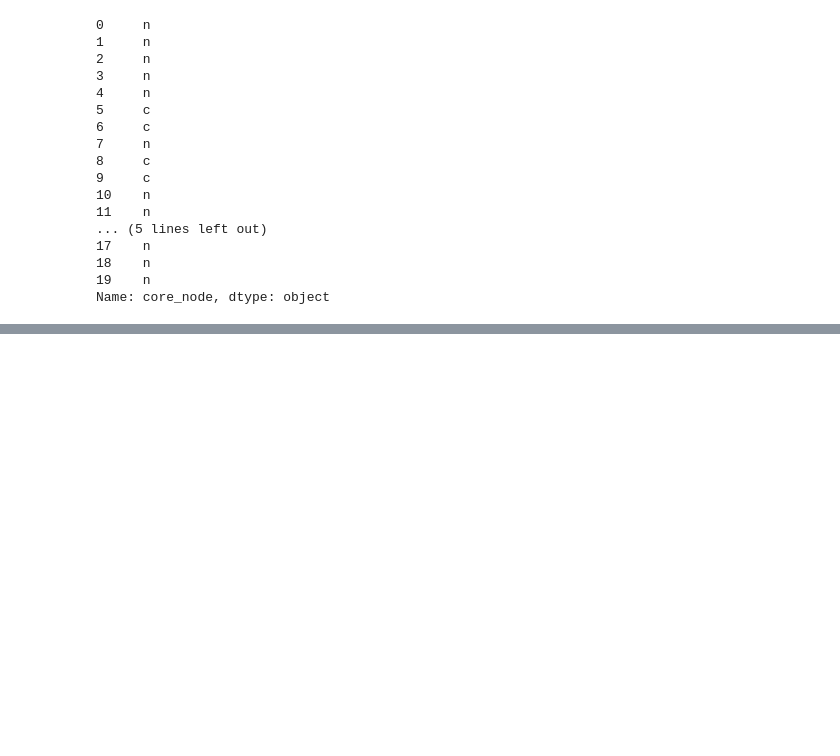
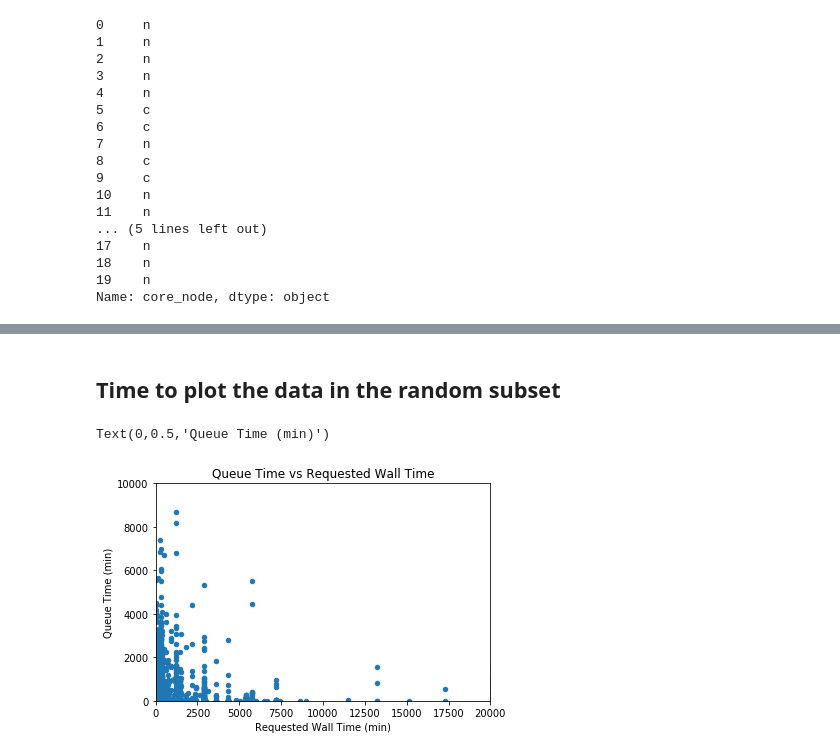
Before and after one commit to asidamo/Analysis-of-Job-Logs, a Jupyter notebook: DQ2_Andrew.ipynb, the cells around one changed output, grey strips where cells are left out. Saved outputs shown, nothing was run; the diff lists cells and outputs as text; code cells hidden in the pictures; blank space fills up the shorter version.

Commit message:
Started visualizing data for the first question

```diff
--- a/DQ2_Andrew.ipynb
+++ b/DQ2_Andrew.ipynb
@@ -254,0 +234,3 @@ Name: queue_time, dtype: float64
+# %%
+accre_df['queue_time'] = accre_df['queue_time'] /60
+print(accre_df['queue_time'].head(10))
@@ -263,8 +257,8 @@ req_days = pd.to_numeric(accre_df['Timelimit'].str[:-9]).fillna(value=0)
 req_hours = pd.to_numeric(accre_df['Timelimit'].str[-8:-6])
 req_minutes = pd.to_numeric(accre_df['Timelimit'].str[-5:-3])
 req_secs = pd.to_numeric(accre_df['Timelimit'].str[-2:])
-# Apply formula to get total time in seconds
-accre_df['req_time'] = (req_days*86400)+(req_hours*3600)+(req_minutes*60)+req_secs
+# Apply formula to get total time in minutes
+accre_df['req_time'] = (req_days*1440)+(req_hours*60)+(req_minutes)+(req_secs/60)
 
 print(accre_df['req_time'].head(20))
 # %% [output]
@@ -432,0 +487,3 @@ Name: 11916731, dtype: object
+# %%
+q1_df = accre_df[['queue_time', 'req_time', 'mem_int', 'core_node', 'State', 'Account']]
+print(q1_df.head(20))
@@ -432,0 +530,6 @@ Name: 11916731, dtype: object
+# %%
+# create random sample of 3000 integers
+indices = np.random.randint(0, len(q1_df), 3000)
+q1_df_rand = q1_df.iloc[indices]
+print(q1_df_rand.head(15))
+print('The shape of the random subset is ' + str(q1_df_rand.shape))
@@ -432,0 +554,10 @@ Name: 11916731, dtype: object
+# %% [markdown]
+## Time to plot the data in the random subset
+# %%
+q1_df_rand.plot(kind='scatter', x='req_time', y='queue_time', xlim=(0,20000), ylim=(0,10000))
+plt.title('Queue Time vs Requested Wall Time')
+plt.xlabel('Requested Wall Time (min)')
+plt.ylabel('Queue Time (min)')
+# %% [output]
+Text(0,0.5,'Queue Time (min)')
+[figure, added]
```
Also changed, not shown: parts of 31 cells of this notebook.
